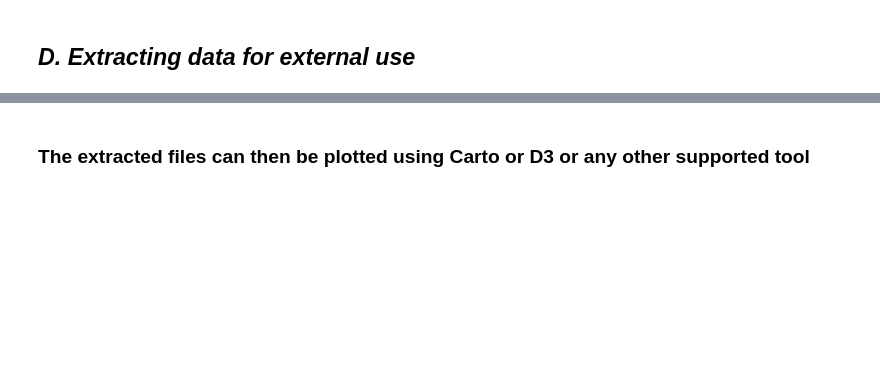
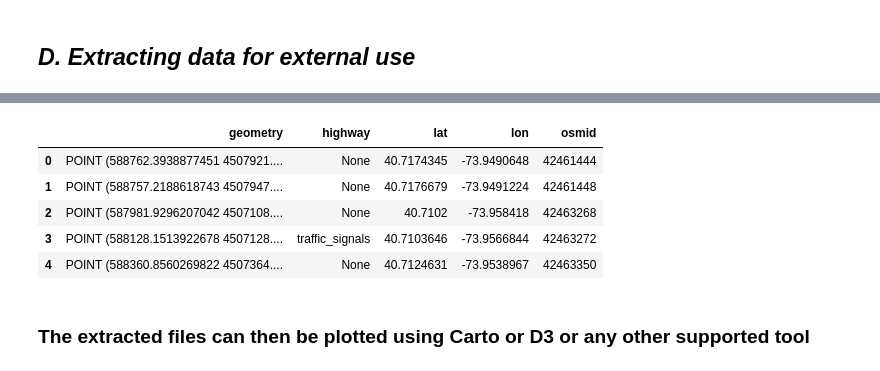
Before and after one commit to ManushiM/CartoCamp_Workshops, a Jupyter notebook: CartoCamp_OSMnx.ipynb, the cells around one changed output, grey strips where cells are left out. Drawn from its saved outputs; the diff is of its cells as text; code cells hidden in the pictures; blank space fills up the shorter version.

```diff
--- a/CartoCamp_OSMnx.ipynb
+++ b/CartoCamp_OSMnx.ipynb
@@ -295,0 +316,10 @@ node = nodes_penn.to_json()
+# %%
+#View first 5 rows
+nodes_carto.head()
+# %% [output]
+|  | geometry | highway | lat | lon | osmid |
+| 0 | POINT (588762.3938877451 4507921.... | None | 40.7174345 | -73.9490648 | 42461444 |
+| 1 | POINT (588757.2188618743 4507947.... | None | 40.7176679 | -73.9491224 | 42461448 |
+| 2 | POINT (587981.9296207042 4507108.... | None | 40.7102 | -73.958418 | 42463268 |
+| 3 | POINT (588128.1513922678 4507128.... | traffic_signals | 40.7103646 | -73.9566844 | 42463272 |
+| 4 | POINT (588360.8560269822 4507364.... | None | 40.7124631 | -73.9538967 | 42463350 |
```
Also changed, not shown: parts of 36 cells of this notebook.
